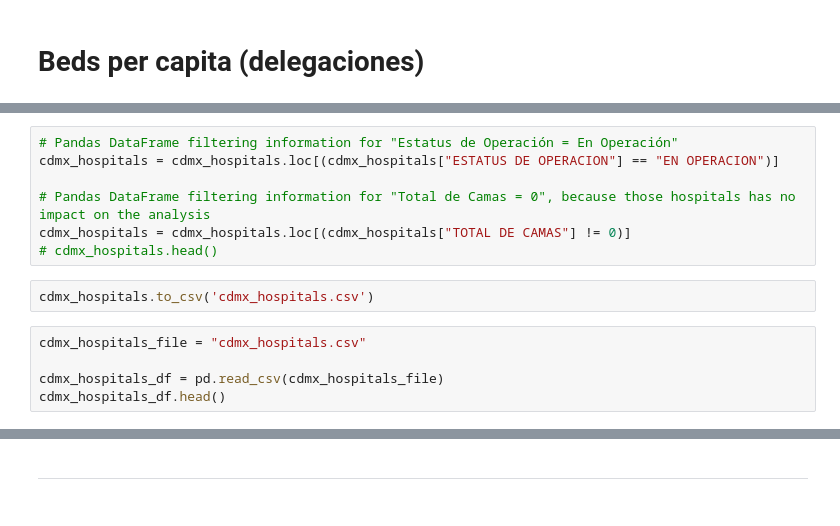
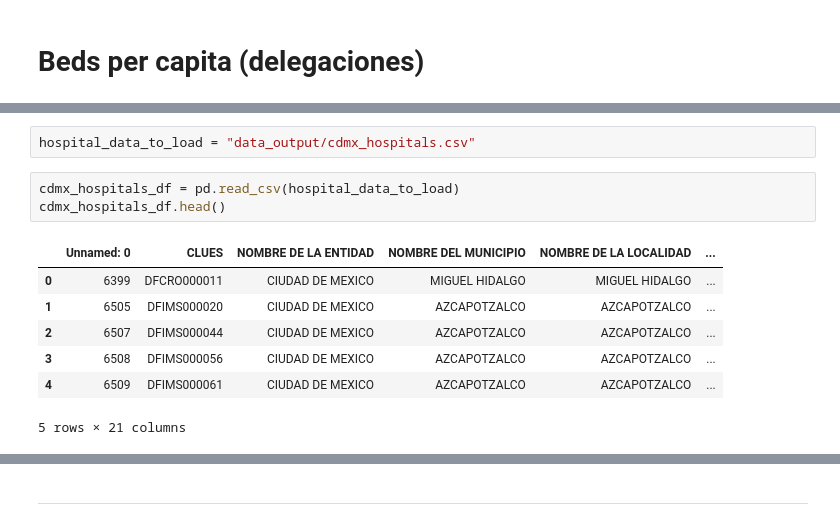
Before and after one commit to JoannePeel/healthcare-data-analysis, a Jupyter notebook: main.ipynb, the cells around one changed output, grey strips where cells are left out. Saved outputs shown, nothing was run; the diff lists cells and outputs as text.

```diff
--- a/main.ipynb
+++ b/main.ipynb
@@ -162,17 +163,16 @@ cdmx_hospitals.columns
-# %%
-# Pandas DataFrame filtering information for "Estatus de Operación = En Operación"
-cdmx_hospitals = cdmx_hospitals.loc[(cdmx_hospitals["ESTATUS DE OPERACION"] == "EN OPERACION")]
-
-# Pandas DataFrame filtering information for "Total de Camas = 0", because those hospitals has no impact on the analysis
-cdmx_hospitals = cdmx_hospitals.loc[(cdmx_hospitals["TOTAL DE CAMAS"] != 0)]
-# cdmx_hospitals.head()
 # %%
-cdmx_hospitals.to_csv('cdmx_hospitals.csv')
+hospital_data_to_load = "data_output/cdmx_hospitals.csv"
 # %%
-cdmx_hospitals_file = "cdmx_hospitals.csv"
-
-cdmx_hospitals_df = pd.read_csv(cdmx_hospitals_file)
+cdmx_hospitals_df = pd.read_csv(hospital_data_to_load)
 cdmx_hospitals_df.head()
+# %% [output]
+|  | Unnamed: 0 | CLUES | NOMBRE DE LA ENTIDAD | NOMBRE DEL MUNICIPIO | NOMBRE DE LA LOCALIDAD | ... |
+| 0 | 6399 | DFCRO000011 | CIUDAD DE MEXICO | MIGUEL HIDALGO | MIGUEL HIDALGO | ... |
+| 1 | 6505 | DFIMS000020 | CIUDAD DE MEXICO | AZCAPOTZALCO | AZCAPOTZALCO | ... |
+| 2 | 6507 | DFIMS000044 | CIUDAD DE MEXICO | AZCAPOTZALCO | AZCAPOTZALCO | ... |
+| 3 | 6508 | DFIMS000056 | CIUDAD DE MEXICO | AZCAPOTZALCO | AZCAPOTZALCO | ... |
+| 4 | 6509 | DFIMS000061 | CIUDAD DE MEXICO | AZCAPOTZALCO | AZCAPOTZALCO | ... |
+5 rows × 21 columns
 # %%
 #How many beds are in CDMX
 total_beds_cdmx = cdmx_hospitals_df["TOTAL DE CAMAS"].sum()
```
Also changed, not shown: parts of 46 cells of this notebook, 12 other files.
